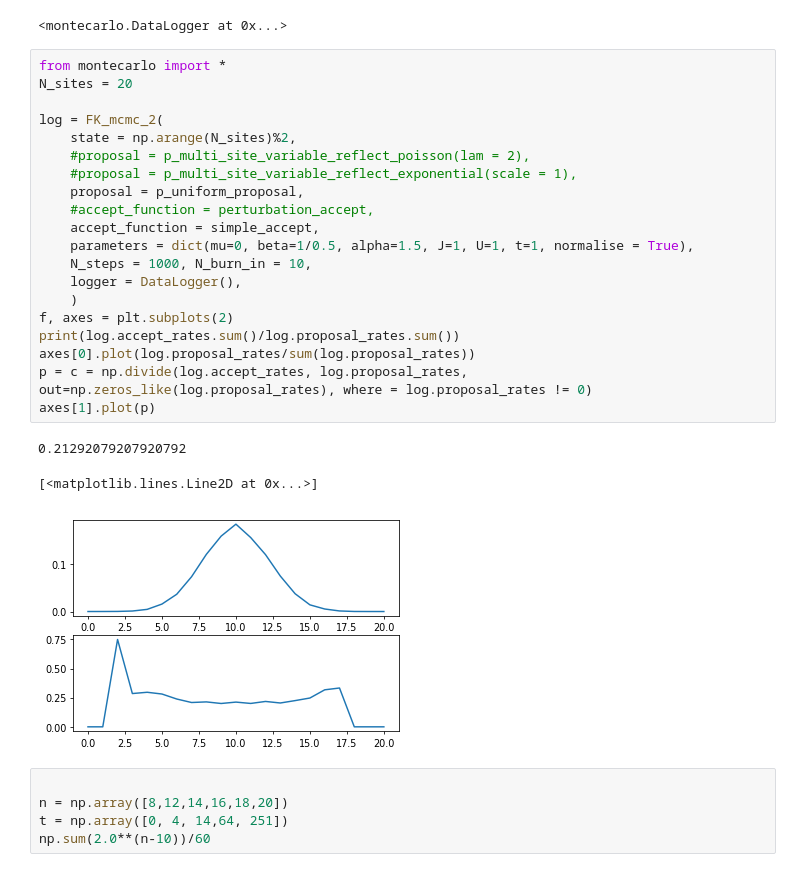
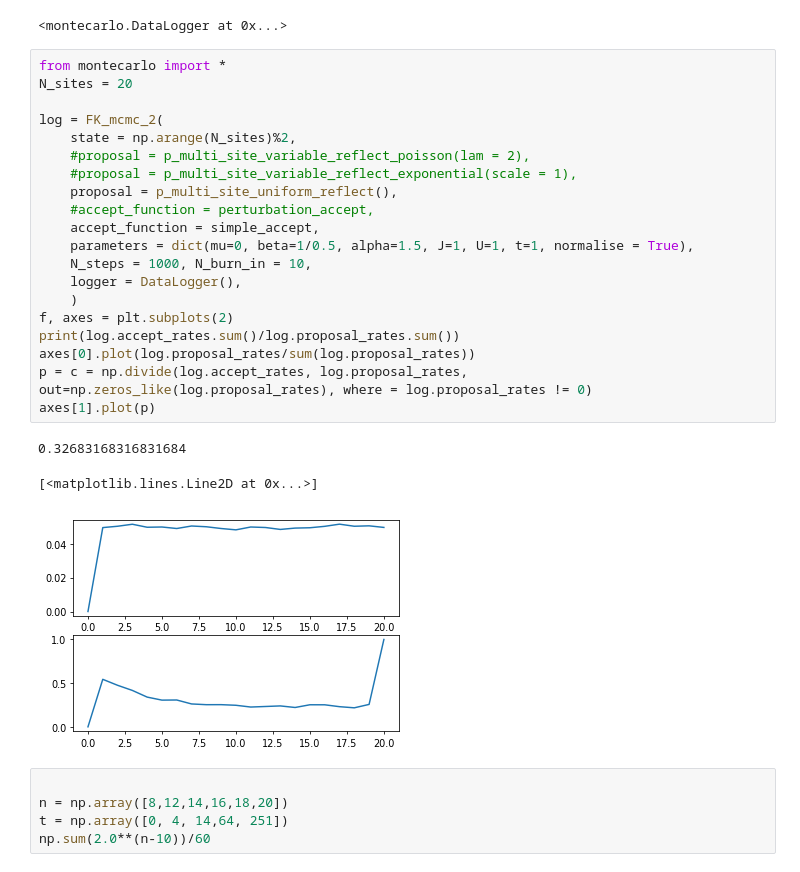
Before and after one commit to TomHodson/FKMC, a Jupyter notebook: notebooks/Second Wind/Untitled.ipynb, the cells around one changed output. Drawn from its saved outputs; the diff is of its cells as text.

```diff
--- a/notebooks/Second Wind/Untitled.ipynb
+++ b/notebooks/Second Wind/Untitled.ipynb
@@ -87,27 +87,27 @@ scale = 2.0, p_acc = 0.4274
 # %%
 from montecarlo import *
 N_sites = 20
 
 log = FK_mcmc_2(
     state = np.arange(N_sites)%2,
     #proposal = p_multi_site_variable_reflect_poisson(lam = 2),
     #proposal = p_multi_site_variable_reflect_exponential(scale = 1),
-    proposal = p_uniform_proposal,
+    proposal = p_multi_site_uniform_reflect(),
     #accept_function = perturbation_accept,
     accept_function = simple_accept,
     parameters = dict(mu=0, beta=1/0.5, alpha=1.5, J=1, U=1, t=1, normalise = True),
     N_steps = 1000, N_burn_in = 10,
     logger = DataLogger(),
     )
 f, axes = plt.subplots(2)
 print(log.accept_rates.sum()/log.proposal_rates.sum())
 axes[0].plot(log.proposal_rates/sum(log.proposal_rates))
 p = c = np.divide(log.accept_rates, log.proposal_rates, out=np.zeros_like(log.proposal_rates), where = log.proposal_rates != 0)
 axes[1].plot(p)
 # %% [output]
-0.21292079207920792
+0.32683168316831684
 [<matplotlib.lines.Line2D at 0x...>]
-[figure, old version]
+[figure, new version]
 # %%
 
 n = np.array([8,12,14,16,18,20])
```
Also changed, not shown: parts of 2 cells of this notebook, 8 other files.
